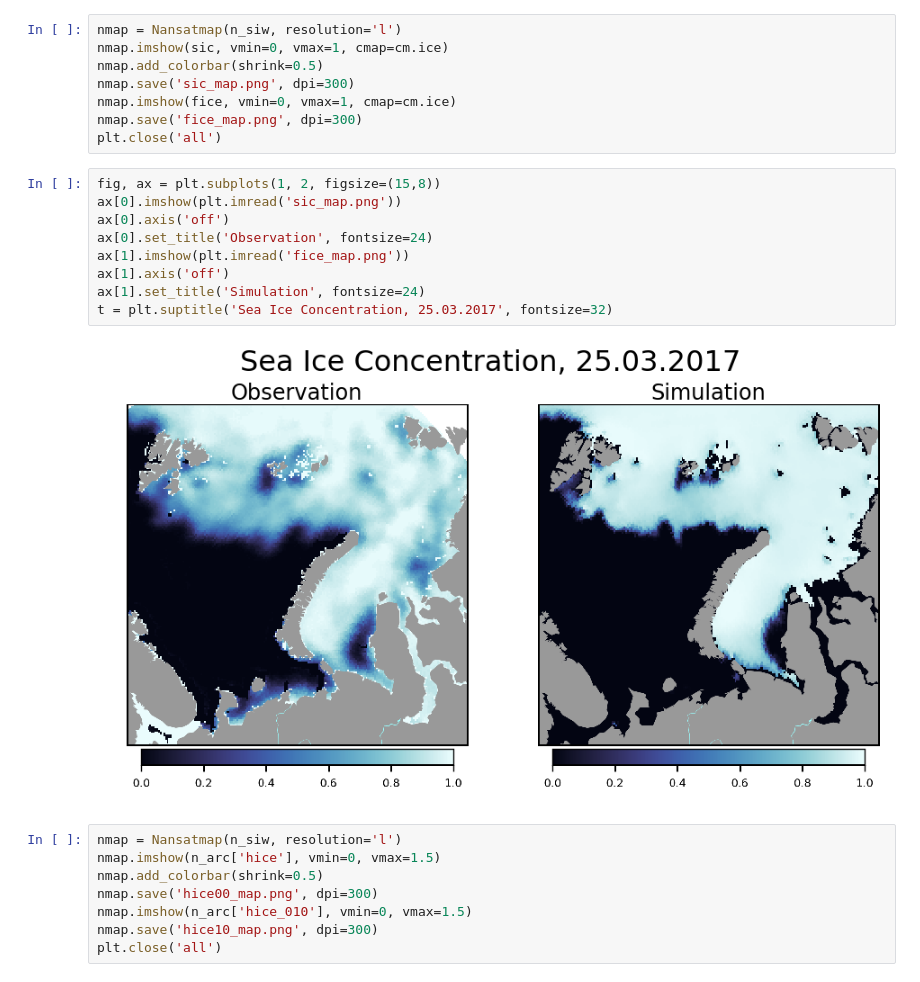
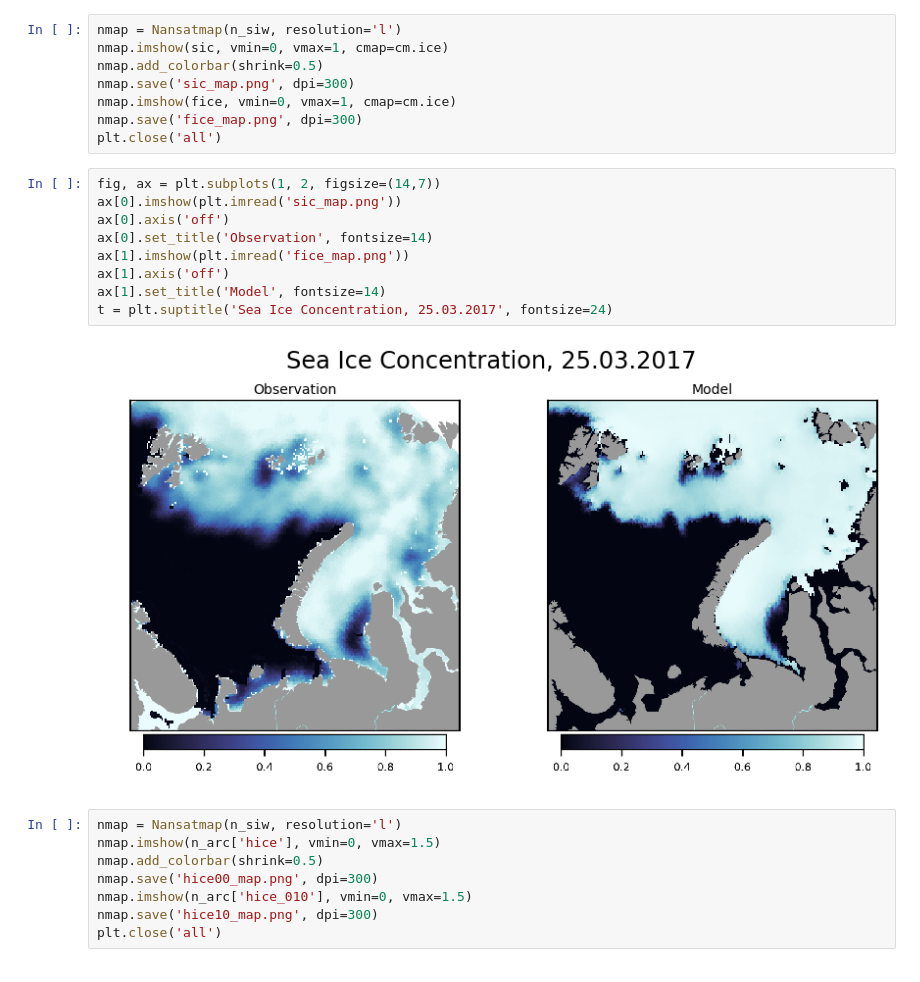
Before and after one commit to nansencenter/nansat-lectures, a Jupyter notebook: notebooks/geospaas/CMEMS_ICE.ipynb, the cells around one changed output. Cells and saved outputs as stored; diff of their text form.

```diff
--- a/notebooks/geospaas/CMEMS_ICE.ipynb
+++ b/notebooks/geospaas/CMEMS_ICE.ipynb
@@ -29,16 +29,16 @@ nmap.imshow(fice, vmin=0, vmax=1, cmap=cm.ice)
 nmap.save('fice_map.png', dpi=300)
 plt.close('all')
 # %%
-fig, ax = plt.subplots(1, 2, figsize=(15,8))
+fig, ax = plt.subplots(1, 2, figsize=(14,7))
 ax[0].imshow(plt.imread('sic_map.png'))
 ax[0].axis('off')
-ax[0].set_title('Observation', fontsize=24)
+ax[0].set_title('Observation', fontsize=14)
 ax[1].imshow(plt.imread('fice_map.png'))
 ax[1].axis('off')
-ax[1].set_title('Simulation', fontsize=24)
-t = plt.suptitle('Sea Ice Concentration, 25.03.2017', fontsize=32)
+ax[1].set_title('Model', fontsize=14)
+t = plt.suptitle('Sea Ice Concentration, 25.03.2017', fontsize=24)
 # %% [output]
-[figure, old version]
+[figure, new version]
 # %%
 nmap = Nansatmap(n_siw, resolution='l')
 nmap.imshow(n_arc['hice'], vmin=0, vmax=1.5)
```
Also changed, not shown: parts of 12 cells of this notebook, 1 other file.
